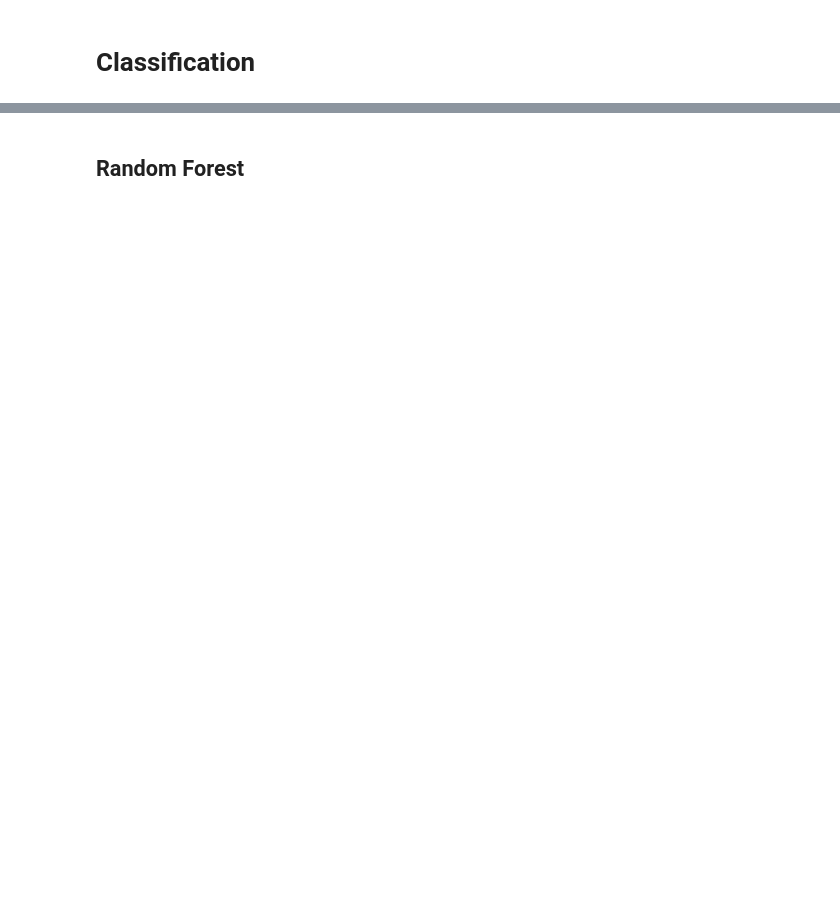
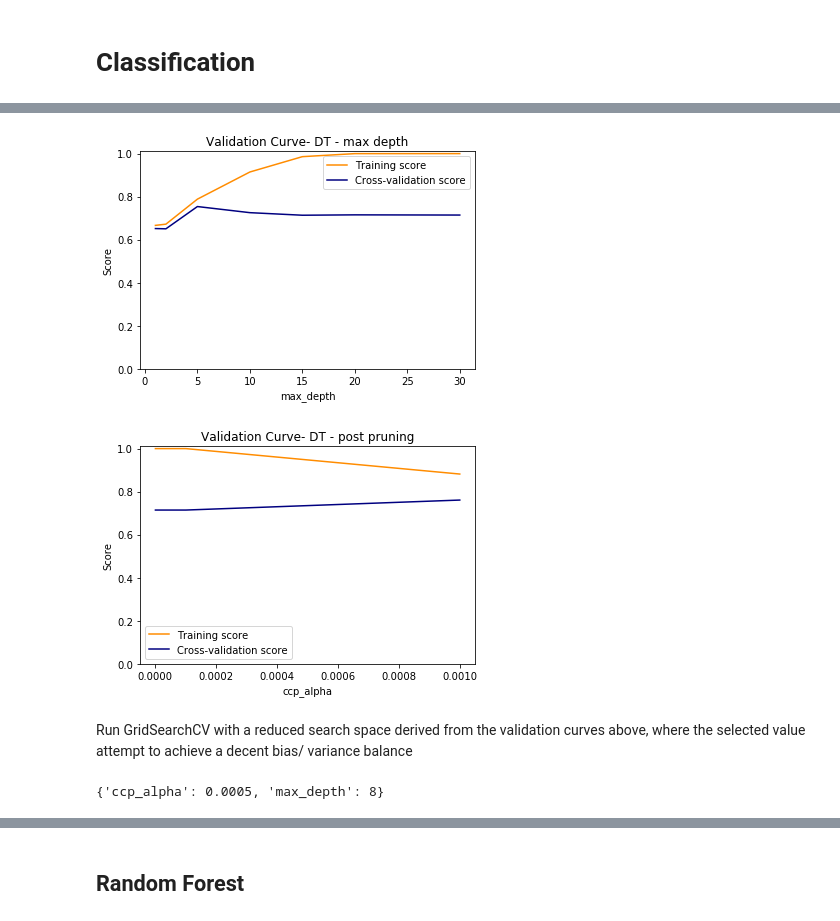
Before and after one commit to katjastucht12/gen, a Jupyter notebook: coldcalls.ipynb, the cells around one changed output, grey strips where cells are left out. Saved outputs shown, nothing was run; the diff lists cells and outputs as text; code cells hidden in the pictures; blank space fills up the shorter version.

```diff
--- a/coldcalls.ipynb
+++ b/coldcalls.ipynb
@@ -320,0 +353,22 @@ x, X_test, y, y_test = train_test_split( x, y, test_size=0.33, random_state=42)
+# %%
+depths=[1,2,5,10,15,20,30]
+dt = DecisionTreeClassifier(random_state=0)
+create_validation_curve(x,y, dt, "max_depth", depths, title="Validation Curve- DT - max depth")
+
+alphas=[0.0,0.0001,0.001,0.001]
+create_validation_curve(x,y, dt, "ccp_alpha", alphas, title="Validation Curve- DT - post pruning")
+# %% [output]
+[figure, added]
+[figure, added]
+# %% [markdown]
+Run GridSearchCV with a reduced search space derived from the validation curves above, where the selected value attempt to achieve a decent bias/ variance balance
+# %%
+parameters = {
+              'ccp_alpha':[0.0003,0.0004, 0.0005],
+              'max_depth':[5,6,7,8]}
+clf  = GridSearchCV(estimator = DecisionTreeClassifier(random_state=0),param_grid = parameters,cv=3, scoring="f1")
+clf .fit(x,y)
+
+print(clf.best_params_)
+# %% [output]
+{'ccp_alpha': 0.0005, 'max_depth': 8}
```
Also changed, not shown: parts of 42 cells of this notebook.
